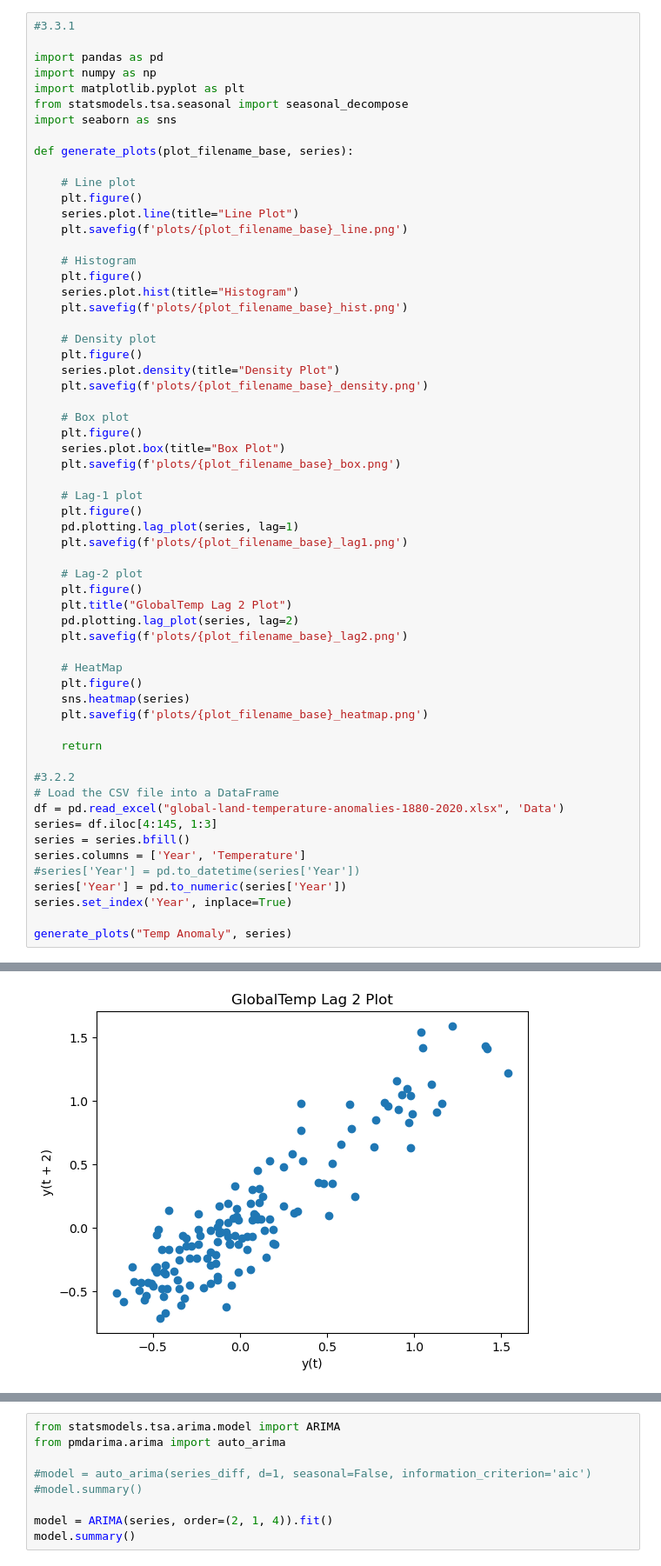
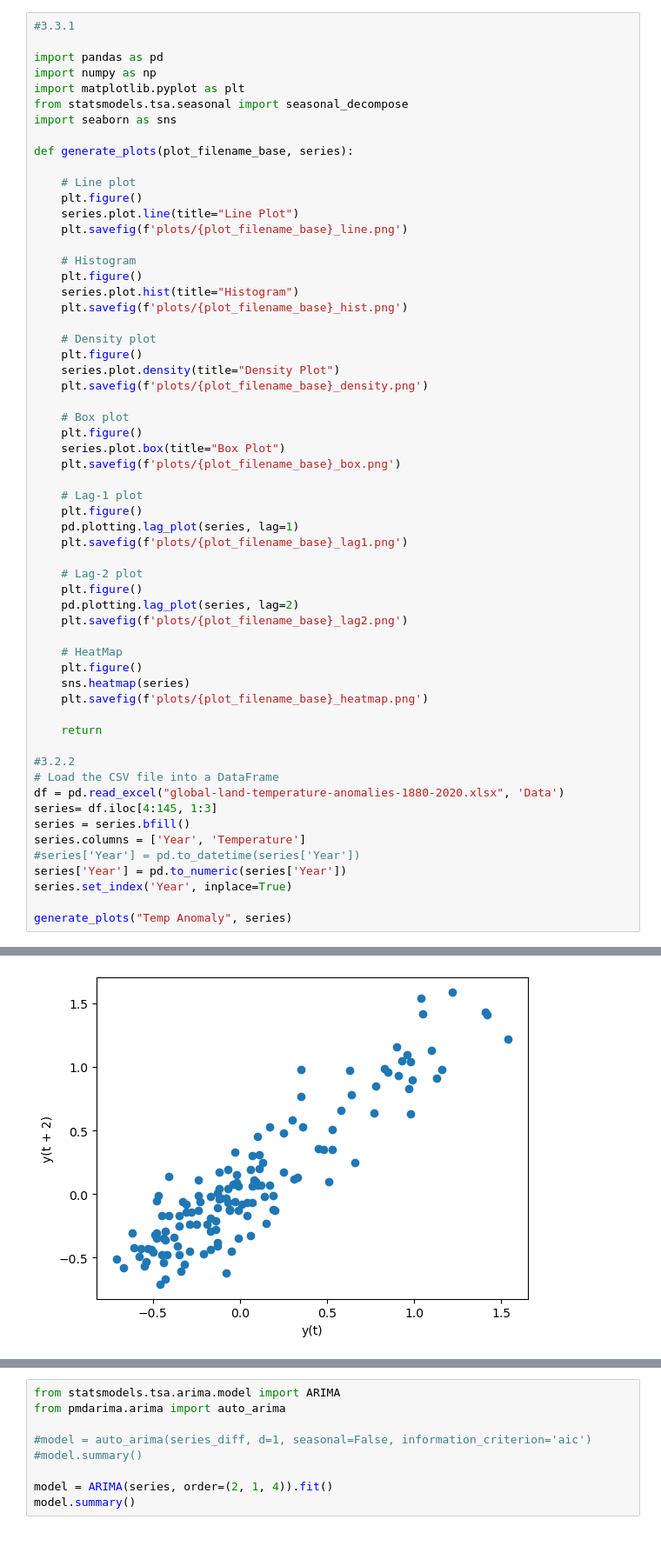
Before and after one commit to nagars/IL2233-KTH-Embedded-Intelligence, a Jupyter notebook: Project/Project_Task3.ipynb, the cells around one changed output, grey strips where cells are left out. Shown at 87% size. Cells and saved outputs as stored; diff of their text form; blank space fills up the shorter version.

```diff
--- a/Project/Project_Task3.ipynb
+++ b/Project/Project_Task3.ipynb
@@ -36,39 +36,38 @@ def generate_plots(plot_filename_base, series):
 
     # Lag-2 plot
     plt.figure()
-    plt.title("GlobalTemp Lag 2 Plot")
     pd.plotting.lag_plot(series, lag=2)
     plt.savefig(f'plots/{plot_filename_base}_lag2.png')
 
     # HeatMap
     plt.figure()
     sns.heatmap(series)
     plt.savefig(f'plots/{plot_filename_base}_heatmap.png')
 
     return
 
 #3.2.2
 # Load the CSV file into a DataFrame
 df = pd.read_excel("global-land-temperature-anomalies-1880-2020.xlsx", 'Data')
 series= df.iloc[4:145, 1:3]
 series = series.bfill()
 series.columns = ['Year', 'Temperature']
 #series['Year'] = pd.to_datetime(series['Year'])
 series['Year'] = pd.to_numeric(series['Year'])
 series.set_index('Year', inplace=True)
 
 generate_plots("Temp Anomaly", series)
 # %% [output]
 <Figure size 640x480 with 0 Axes>
 [figure]
 <Figure size 640x480 with 0 Axes>
 [figure]
 <Figure size 640x480 with 0 Axes>
 [figure]
 <Figure size 640x480 with 0 Axes>
 [figure]
 [figure]
-[figure, old version]
+[figure, new version]
 [figure]
 # %%
 from statsmodels.tsa.stattools import adfuller
```
Also changed, not shown: parts of 8 cells of this notebook, 34 other files.
